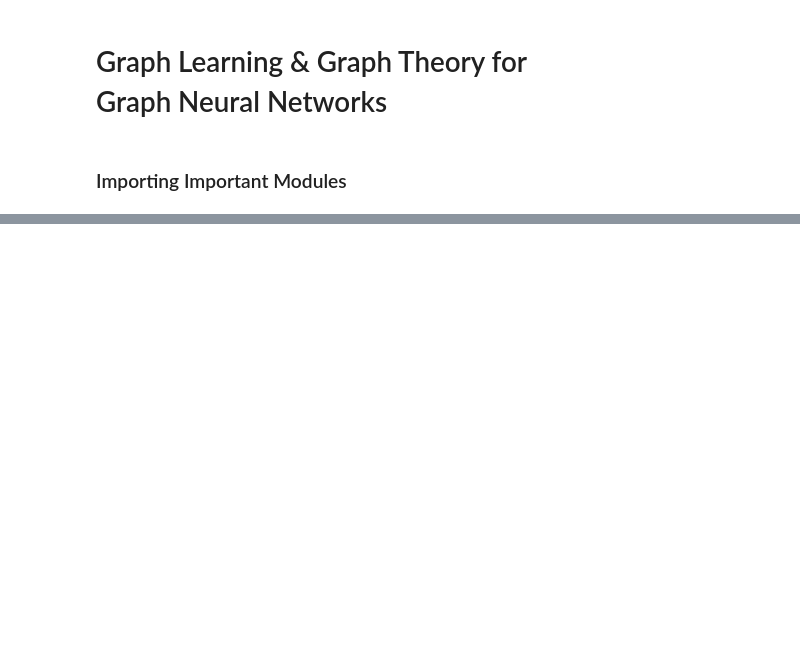
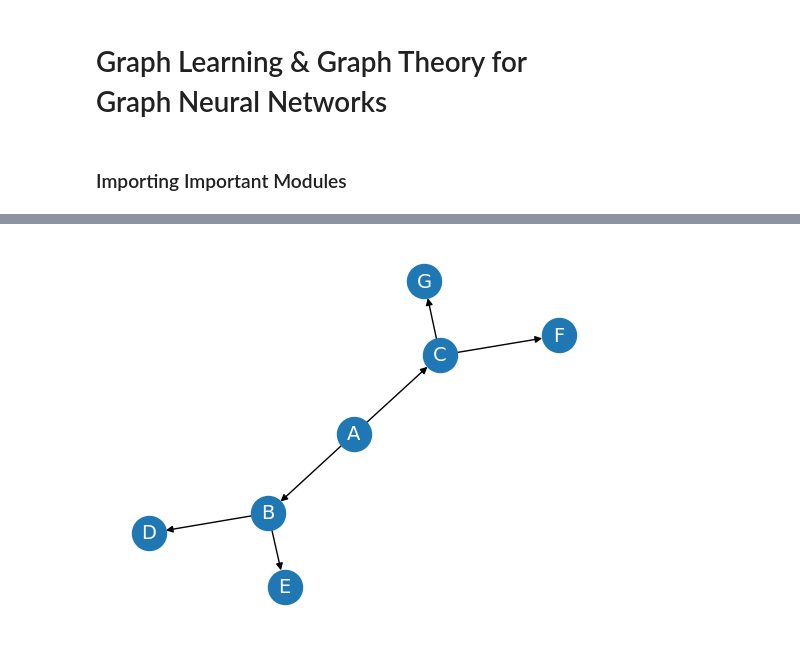
Before and after one commit to gojousatoru007/Graph-Neural-Networks, a Jupyter notebook: Graph Learning.ipynb, the cells around one changed output, grey strips where cells are left out. Saved outputs shown, nothing was run; the diff lists cells and outputs as text; code cells hidden in the pictures; blank space fills up the shorter version.

```diff
--- a/Graph Learning.ipynb
+++ b/Graph Learning.ipynb
@@ -6,0 +26,15 @@ import networkx as nx
+# %%
+# Directed Graph
+DG = nx.DiGraph()
+DG.add_edges_from([('A', 'B'), ('A', 'C'), ('B', 'D'), ('B', 'E'), ('C', 'F'), ('C', 'G')])
+
+plt.axis('off')
+nx.draw_networkx(DG,
+                 pos=nx.spring_layout(G, seed=0),
+                 node_size=600,
+                 cmap='coolwarm',
+                 font_size=14,
+                 font_color='white'
+                 )
+# %% [output]
+[figure, added]
```
Also changed, not shown: parts of 12 cells of this notebook, 3 other files.
